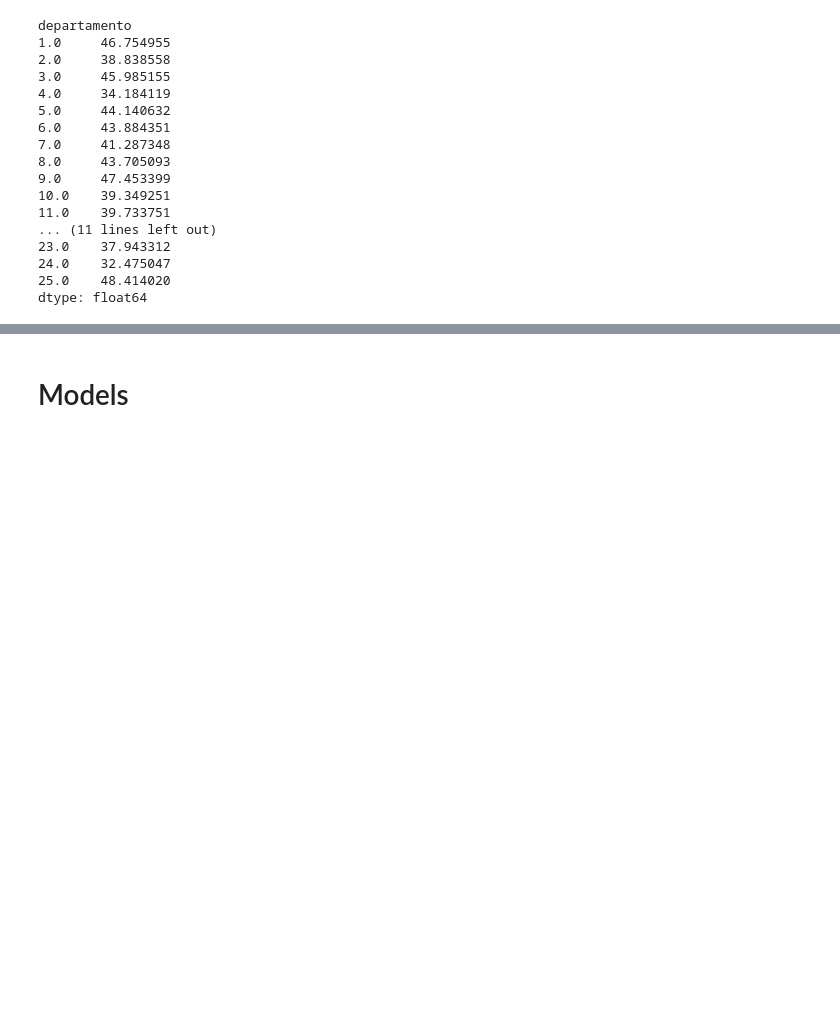
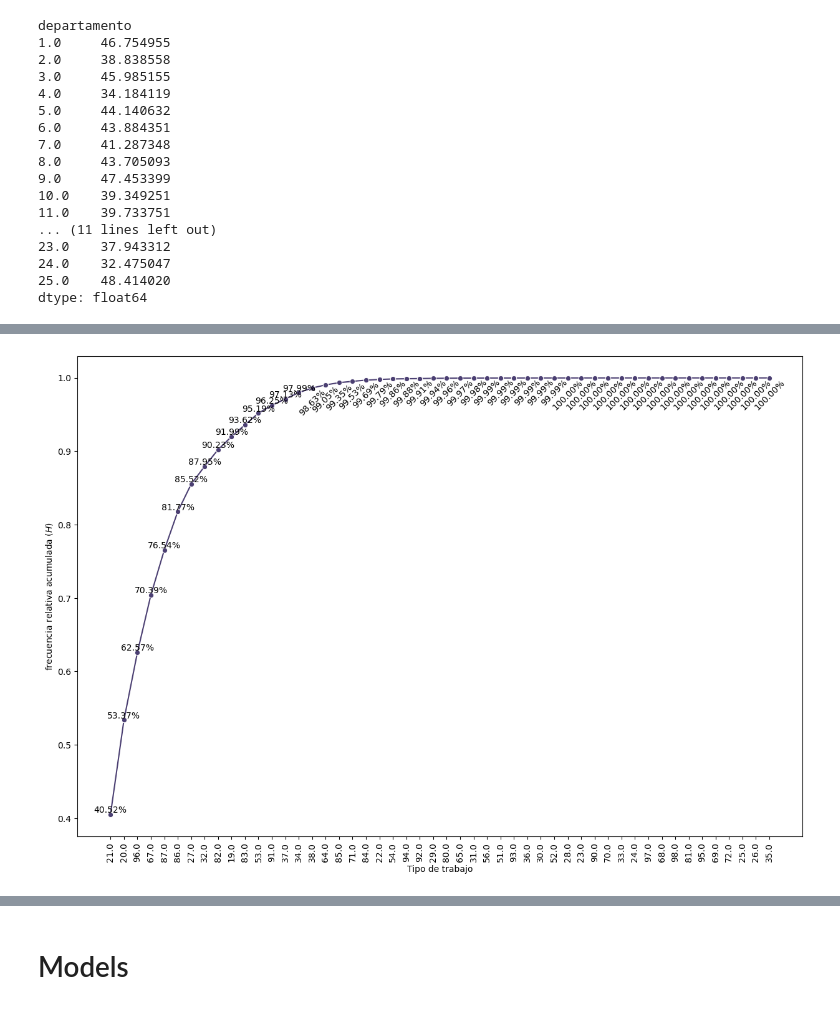
Before and after one commit to Raichi1/Pruebita, a Jupyter notebook: src/code.ipynb, the cells around one changed output, grey strips where cells are left out. Saved outputs shown, nothing was run; the diff lists cells and outputs as text; code cells hidden in the pictures; blank space fills up the shorter version.

```diff
--- a/src/code.ipynb
+++ b/src/code.ipynb
@@ -330,0 +403,25 @@ preprocessing = ColumnTransformer([
+# %%
+acum_aporte_trabajo['tipo_trabajador'] = acum_aporte_trabajo['tipo_trabajador'].astype(str)
+# %%
+acum_aporte_trabajo['h'] = acum_aporte_trabajo['monto_aportes'] / sum(acum_aporte_trabajo['monto_aportes'])
+# %%
+acum_aporte_trabajo.sort_values(by = 'h', ascending = False, inplace = True)
+# %%
+acum_aporte_trabajo['H'] = np.cumsum(acum_aporte_trabajo['h'])
+# %%
+plt.figure(figsize = (15, 10))
+
+sns.lineplot(data = acum_aporte_trabajo, x = 'tipo_trabajador', y = 'H', color = colors2[1], marker = 'o')
+
+for i in range(acum_aporte_trabajo.shape[0]):
+    if i < 15:
+        plt.text(i, acum_aporte_trabajo['H'].iloc[i], f"{acum_aporte_trabajo['H'].iloc[i] * 100:.2f}%", ha = 'center', va = 'bottom')
+    else:
+        plt.text(i, acum_aporte_trabajo['H'].iloc[i], f"{acum_aporte_trabajo['H'].iloc[i] * 100:.2f}%", ha = 'center', va = 'top', rotation = 45)
+
+plt.ylabel("frecuencia relativa acumulada $(H)$")
+plt.xlabel("Tipo de trabajo")
+plt.xticks(rotation = 90)
+plt.show()
+# %% [output]
+[figure, added]
```
Also changed, not shown: parts of 42 cells of this notebook.
